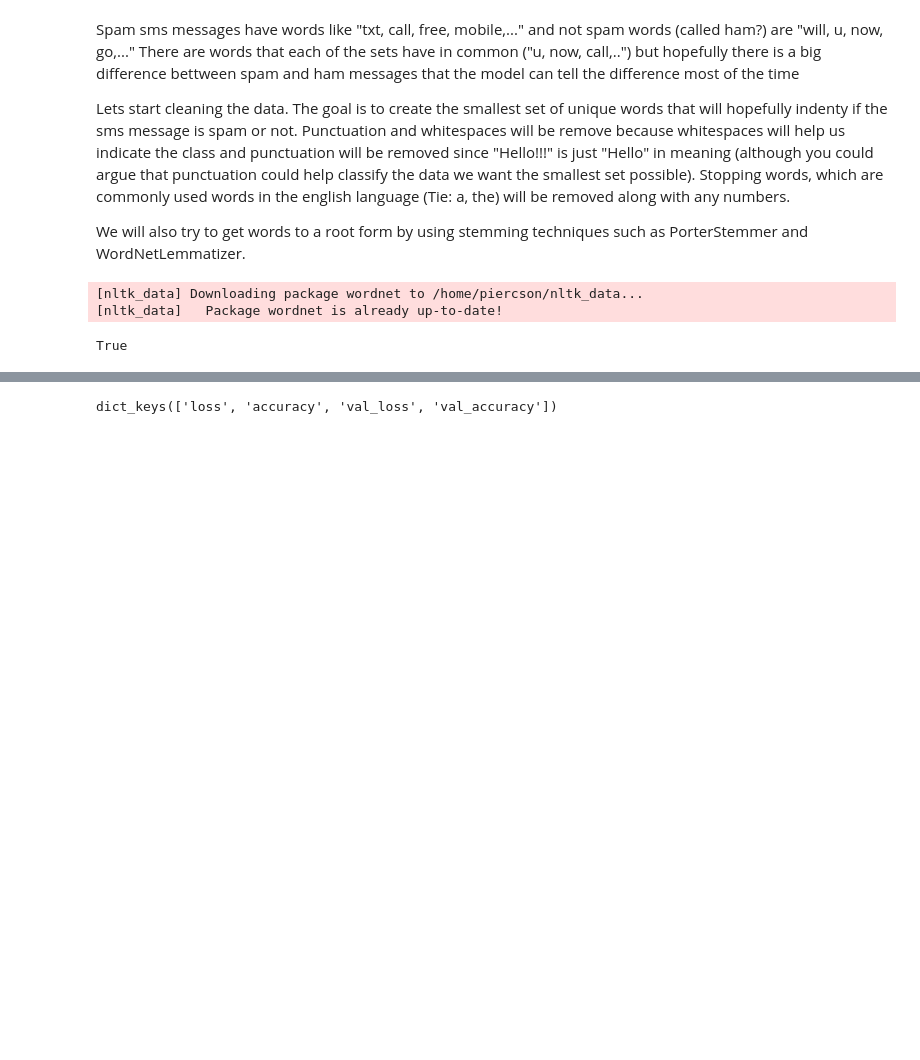
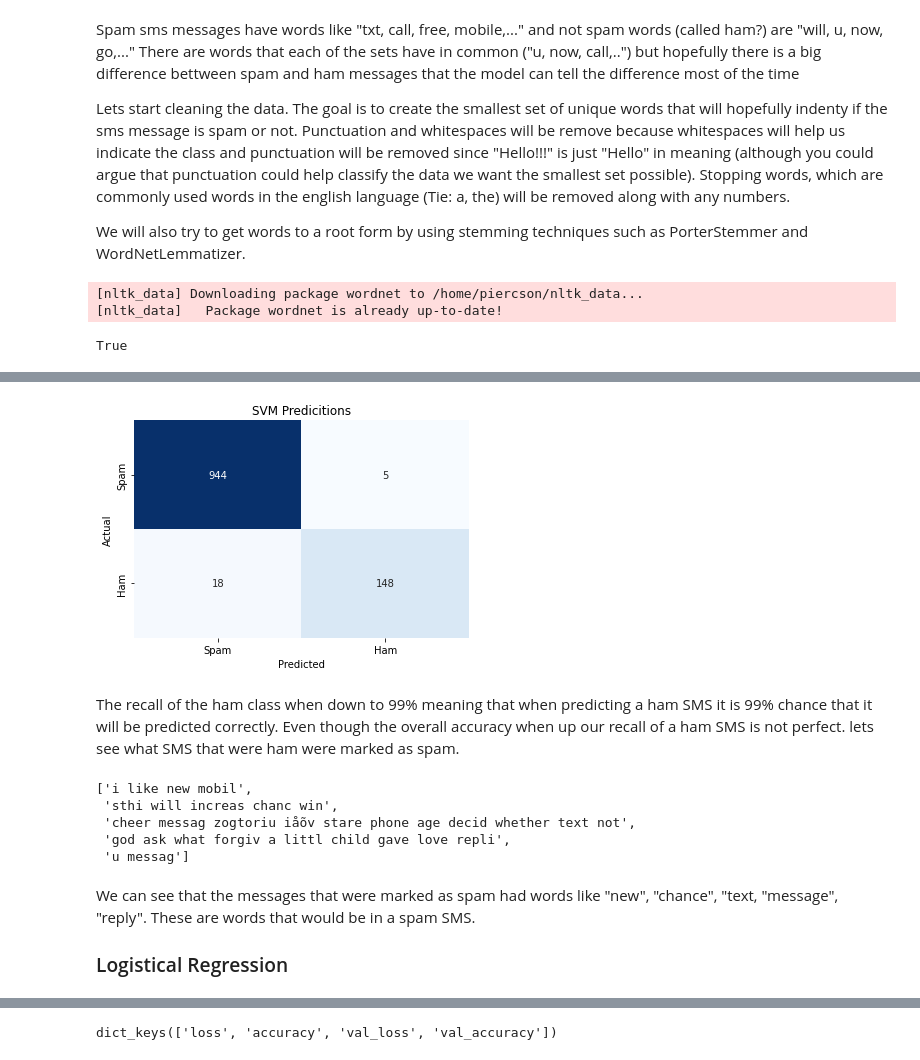
Before and after one commit to Piercson/Spam-Detection, a Jupyter notebook: spam_detection.ipynb, the cells around one changed output, grey strips where cells are left out. Cells and saved outputs as stored; diff of their text form; code cells hidden in the pictures; blank space fills up the shorter version.

```diff
--- a/spam_detection.ipynb
+++ b/spam_detection.ipynb
@@ -200,17 +233,9 @@ weighted avg       0.95      0.95      0.95      1672
 # %%
 from sklearn.linear_model import SGDClassifier
-nb_pipe = Pipeline([('vect', CountVectorizer()),
+svm_pipe = Pipeline([('vect', CountVectorizer()),
                    ('tfidf', TfidfTransformer()),
                    ('linear_svm', SGDClassifier(loss='hinge',penalty='l2', alpha=1e-5, random_state=0, max_iter=1000)),
                   ])
-
-X_train, X_valid, y_train, y_valid = train_test_split(X, y,train_size=0.7, test_size=0.3,random_state=0)
-model = nb_pipe.fit(X_train, y_train)
-y_pred = model.predict(X_valid)
-labels = ['Spam',"Ham"]
-print('accuracy %s' % accuracy_score(y_pred, y_valid))
-print(classification_report(y_valid, y_pred,target_names=labels))
-cf = confusion_matrix(y_valid,y_pred,labels=["spam","ham"])
-labels = ['Spam',"Ham"]
-sns.heatmap(cf,cbar=False,xticklabels=labels,yticklabels=labels,annot=True,fmt="d",cmap='Blues')
-print(model.score(X_valid,y_valid))
+model_svm = svm_pipe.fit(X_train, y_train)
+y_pred = model_svm.predict(X_valid)
+labels = ["ham",'spam']
@@ -229,0 +259,26 @@ weighted avg       0.98      0.98      0.98      1672
+# %%
+cf = confusion_matrix(y_valid,y_pred,labels=["spam","ham"])
+labels = ['Spam',"Ham"]
+figures.plot_heatmap(y_valid,y_pred, labels,"SVM Predicitions")
+# %% [output]
+[figure, added]
+# %% [markdown]
+The recall of the ham class when down to 99% meaning that when predicting a ham SMS it is 99% chance that it will be predicted correctly. Even though the overall accuracy when up our recall of a ham SMS is not perfect. lets see what SMS that were ham were marked as spam.
+# %%
+i = 0
+y_valid_ch = y_valid.reset_index()
+not_ham_but_spam = []
+for i, row in y_valid_ch.iterrows():
+    if(row['class'] == "ham" and y_pred[i] == "spam"):
+        not_ham_but_spam.append(X_valid.loc[row["index"]])
+not_ham_but_spam
+# %% [output]
+['i like new mobil',
+ 'sthi will increas chanc win',
+ 'cheer messag zogtoriu iåõv stare phone age decid whether text not',
+ 'god ask what forgiv a littl child gave love repli',
+ 'u messag']
+# %% [markdown]
+We can see that the messages that were marked as spam had words like "new", "chance", "text, "message", "reply". These are words that would be in a spam SMS.
+
+### Logistical Regression
```
Also changed, not shown: parts of 60 cells of this notebook, 5 other files.
